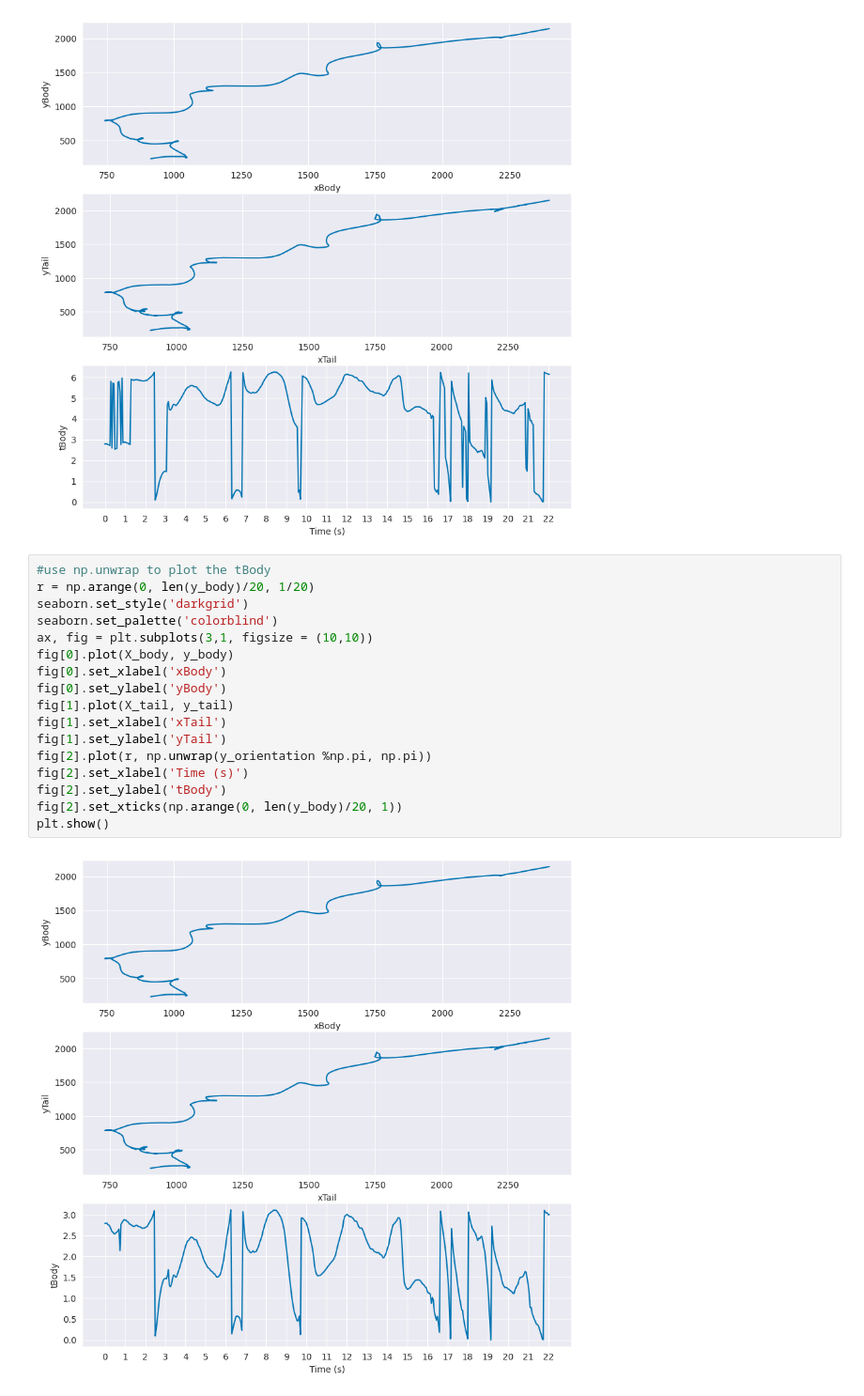
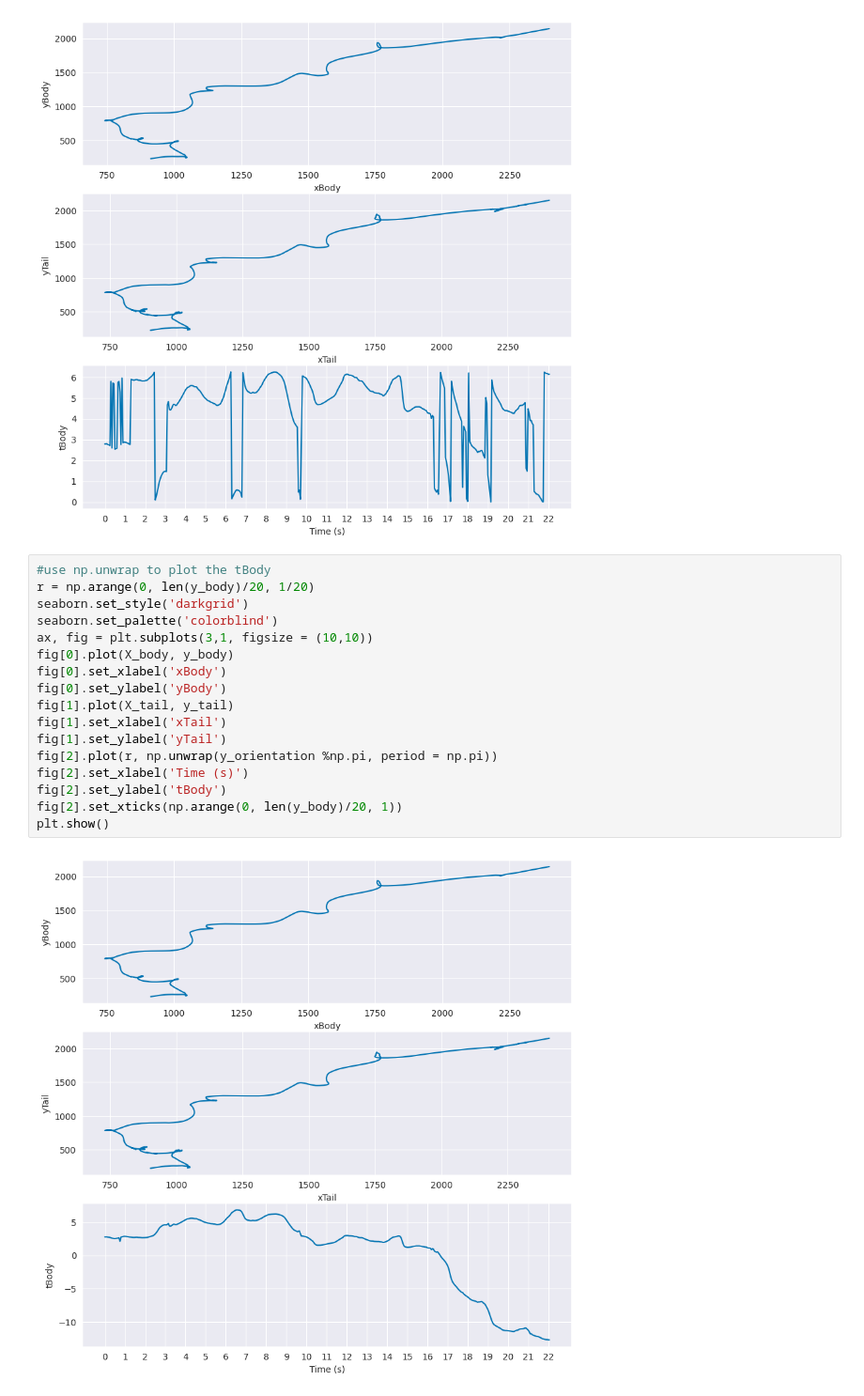
Before and after one commit to luizfysouza/Autofocus, a Jupyter notebook: crop_video.ipynb, the cells around one changed output. Shown at 94% size. Saved outputs shown, nothing was run; the diff lists cells and outputs as text.

```diff
--- a/crop_video.ipynb
+++ b/crop_video.ipynb
@@ -110,19 +110,19 @@ plt.show()
 # %%
 #use np.unwrap to plot the tBody
 r = np.arange(0, len(y_body)/20, 1/20)
 seaborn.set_style('darkgrid')
 seaborn.set_palette('colorblind')
 ax, fig = plt.subplots(3,1, figsize = (10,10))
 fig[0].plot(X_body, y_body)
 fig[0].set_xlabel('xBody')
 fig[0].set_ylabel('yBody')
 fig[1].plot(X_tail, y_tail)
 fig[1].set_xlabel('xTail')
 fig[1].set_ylabel('yTail')
-fig[2].plot(r, np.unwrap(y_orientation %np.pi, np.pi))
+fig[2].plot(r, np.unwrap(y_orientation %np.pi, period = np.pi))
 fig[2].set_xlabel('Time (s)')
 fig[2].set_ylabel('tBody')
 fig[2].set_xticks(np.arange(0, len(y_body)/20, 1))
 plt.show()
 # %% [output]
-[figure, old version]
+[figure, new version]
```
